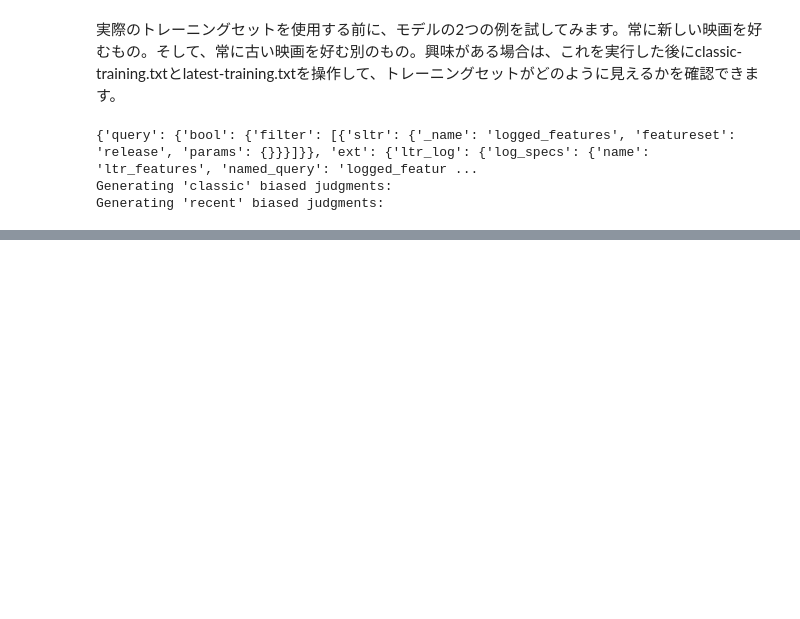
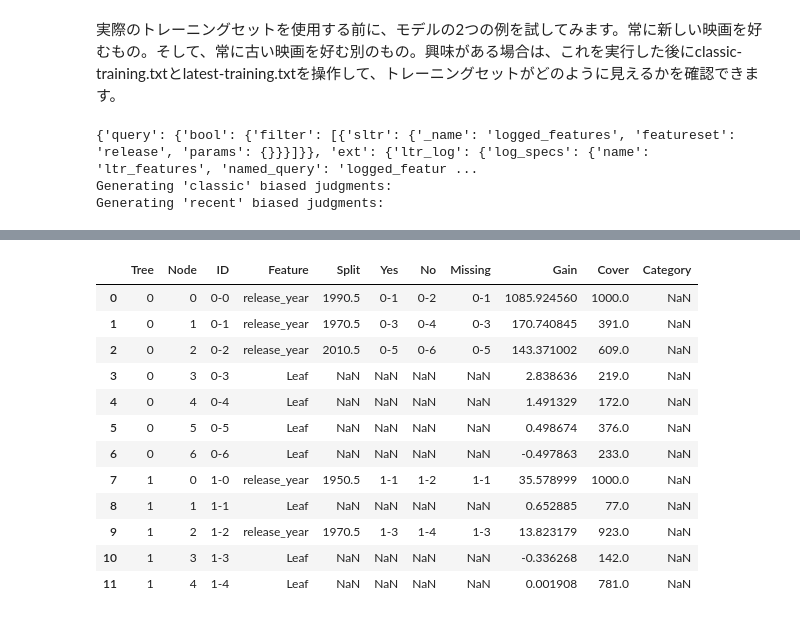
Before and after one commit to po3rin/python_playground, a Jupyter notebook: es-ltr/es-ltr.ipynb, the cells around one changed output, grey strips where cells are left out. Cells and saved outputs as stored; diff of their text form; code cells hidden in the pictures; blank space fills up the shorter version.

```diff
--- a/es-ltr/es-ltr.ipynb
+++ b/es-ltr/es-ltr.ipynb
@@ -217,0 +263,16 @@ Generating 'recent' biased judgments:
+# %%
+model.trees_to_dataframe()
+# %% [output]
+|  | Tree | Node | ID | Feature | Split | Yes | No | Missing | Gain | Cover | Category |
+| 0 | 0 | 0 | 0-0 | release_year | 1990.5 | 0-1 | 0-2 | 0-1 | 1085.924560 | 1000.0 | NaN |
+| 1 | 0 | 1 | 0-1 | release_year | 1970.5 | 0-3 | 0-4 | 0-3 | 170.740845 | 391.0 | NaN |
+| 2 | 0 | 2 | 0-2 | release_year | 2010.5 | 0-5 | 0-6 | 0-5 | 143.371002 | 609.0 | NaN |
+| 3 | 0 | 3 | 0-3 | Leaf | NaN | NaN | NaN | NaN | 2.838636 | 219.0 | NaN |
+| 4 | 0 | 4 | 0-4 | Leaf | NaN | NaN | NaN | NaN | 1.491329 | 172.0 | NaN |
+| 5 | 0 | 5 | 0-5 | Leaf | NaN | NaN | NaN | NaN | 0.498674 | 376.0 | NaN |
+| 6 | 0 | 6 | 0-6 | Leaf | NaN | NaN | NaN | NaN | -0.497863 | 233.0 | NaN |
+| 7 | 1 | 0 | 1-0 | release_year | 1950.5 | 1-1 | 1-2 | 1-1 | 35.578999 | 1000.0 | NaN |
+| 8 | 1 | 1 | 1-1 | Leaf | NaN | NaN | NaN | NaN | 0.652885 | 77.0 | NaN |
+| 9 | 1 | 2 | 1-2 | release_year | 1970.5 | 1-3 | 1-4 | 1-3 | 13.823179 | 923.0 | NaN |
+| 10 | 1 | 3 | 1-3 | Leaf | NaN | NaN | NaN | NaN | -0.336268 | 142.0 | NaN |
+| 11 | 1 | 4 | 1-4 | Leaf | NaN | NaN | NaN | NaN | 0.001908 | 781.0 | NaN |
```
Also changed, not shown: parts of 15 cells of this notebook, 3 other files.
